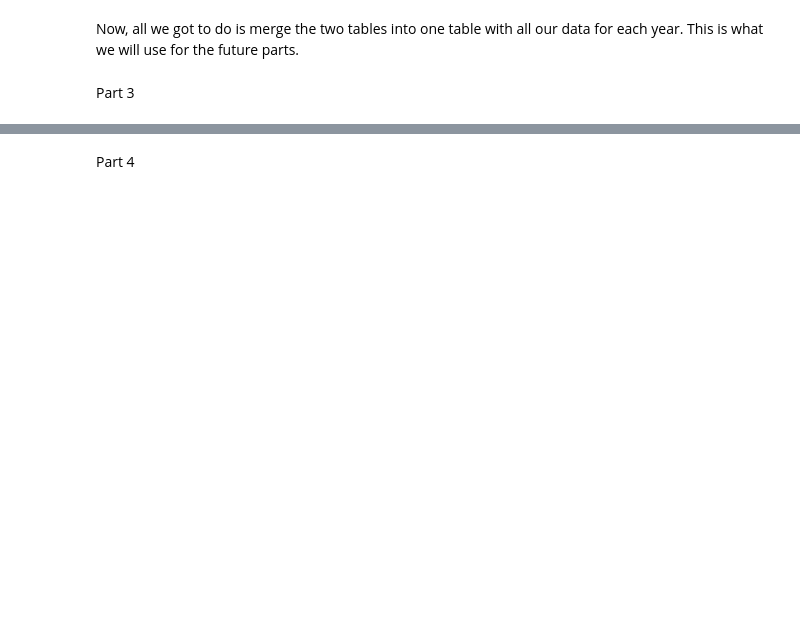
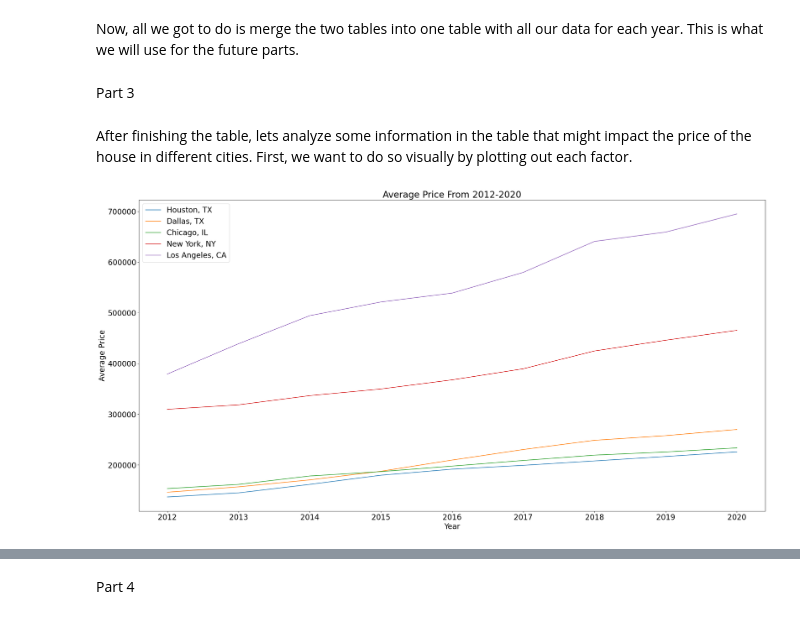
Before and after one commit to NTajalli/Analysis-of-Housing-Prices, a Jupyter notebook: Analysis.ipynb, the cells around one changed output, grey strips where cells are left out. Cells and saved outputs as stored; diff of their text form; code cells hidden in the pictures; blank space fills up the shorter version.

```diff
--- a/Analysis.ipynb
+++ b/Analysis.ipynb
@@ -242,3 +265,22 @@ Now, all we got to do is merge the two tables into one table with all our data f
 for the future parts.
 # %% [markdown]
 <font size="8" color="Black">Part 3</font>
+# %% [markdown]
+After finishing the table, lets analyze some information in the table that might impact the price of the house in
+different cities. First, we want to do so visually by plotting out each factor.
+# %%
+# Draw a line plot of Average Price From 2012-2020
+city_set = set(final_df['City'])
+
+plt.figure(figsize=(30,15))
+for city in city_set:
+     selected_data = final_df.loc[final_df['City'] == city]
+     plt.plot(selected_data['Year'], selected_data['Average Price'], label=city)
+
+plt.title("Average Price From 2012-2020")
+plt.xlabel("Year")
+plt.ylabel("Average Price")
+plt.legend()
+plt.show()
+# %% [output]
+[figure, added]
```
Also changed, not shown: parts of 23 cells of this notebook, 2 other files.
